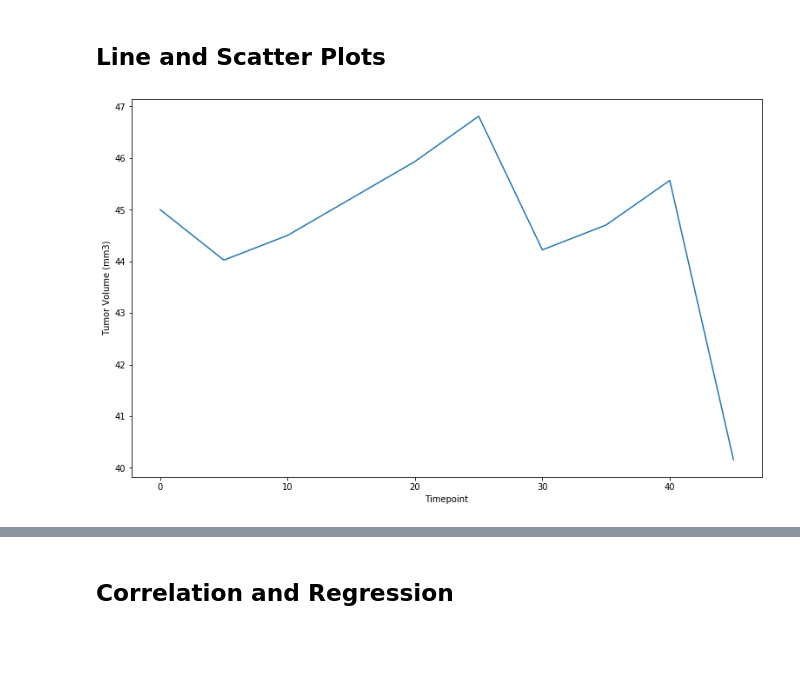
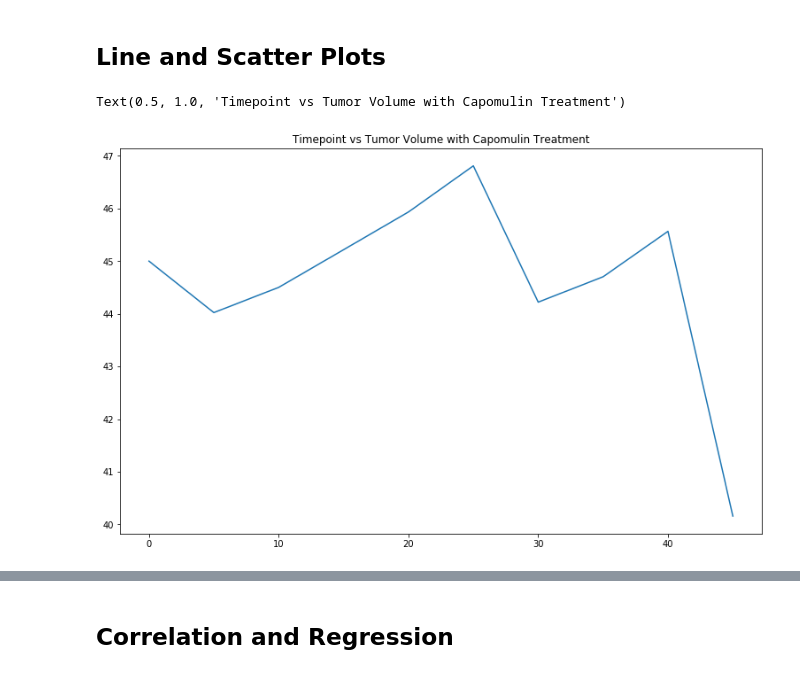
Before and after one commit to yaitouny/SMU_homework, a Jupyter notebook: 05-Matplotlib/Matplotlob - The Power of Plots/Pymaceuticals/pymaceuticals_starter.ipynb, the cells around one changed output, grey strips where cells are left out. Cells and saved outputs as stored; diff of their text form; code cells hidden in the pictures; blank space fills up the shorter version.

```diff
--- a/05-Matplotlib/Matplotlob - The Power of Plots/Pymaceuticals/pymaceuticals_starter.ipynb
+++ b/05-Matplotlib/Matplotlob - The Power of Plots/Pymaceuticals/pymaceuticals_starter.ipynb
@@ -250,12 +250,13 @@ plt.show()
 # %%
 # Generate a line plot of time point versus tumor volume for a mouse treated with Capomulin
 df3 = new_df.loc[new_df["Mouse ID"].isin(["g316"])]
 plt.figure(figsize=(13,8))
-ax = sns.lineplot(x="Timepoint", y="Tumor Volume (mm3)", data=df3)
-
-plt.savefig("../Images/LinePlot.png")
+plt.plot( "Timepoint", "Tumor Volume (mm3)", data=df3)
+plt.title("Timepoint vs Tumor Volume with Capomulin Treatment")
+#plt.savefig("../Images/LinePlot.png")
 # %% [output]
+Text(0.5, 1.0, 'Timepoint vs Tumor Volume with Capomulin Treatment')
-[figure, old version]
+[figure, new version]
 # %%
 # Generate a scatter plot of mouse weight versus average tumor volume for the Capomulin regimen
 df4 = new_df.loc[new_df["Drug Regimen"].isin(["Capomulin"])]
```
Also changed, not shown: parts of 2 cells of this notebook, 1 other file.
